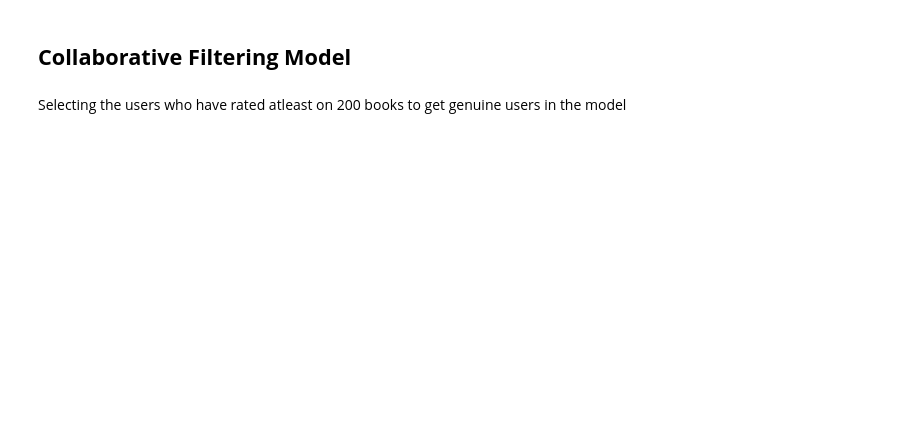
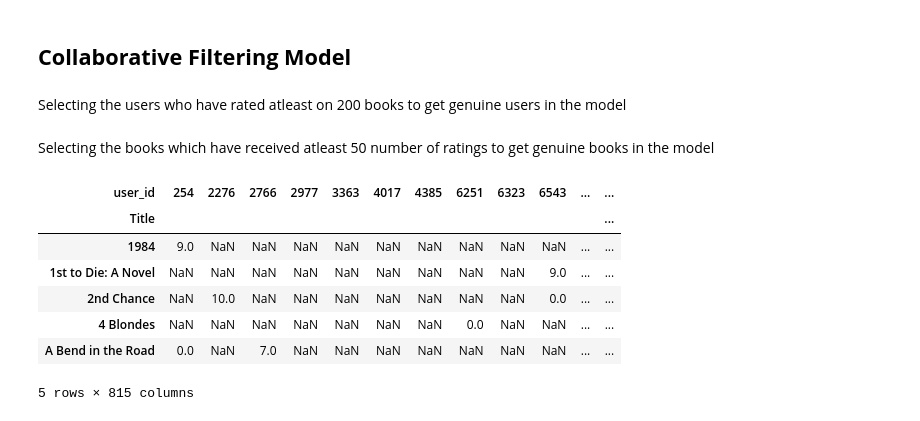
Before and after one commit to rsonar821/Unsupervised-Learning-Capstone-Project, a Jupyter notebook: Book_Recommender_System.ipynb, the cells around one changed output. Drawn from its saved outputs; the diff is of its cells as text; code cells hidden in the pictures; blank space fills up the shorter version.

```diff
--- a/Book_Recommender_System.ipynb
+++ b/Book_Recommender_System.ipynb
@@ -867,3 +867,25 @@ Selecting the users who have rated atleast on 200 books to get genuine users in
 # %%
 users = books_ratings_df.groupby('user_id').count()['Title']>=200
 req_users = users[users].index
+# %%
+filtered_df = books_ratings_df[books_ratings_df['user_id'].isin(req_users)]
+# %% [markdown]
+Selecting the books which have received atleast 50 number of ratings to get genuine books in the model
+# %%
+books = filtered_df.groupby('Title').count()['Rating']>=50
+req_books = books[books].index
+# %%
+final_df = filtered_df[filtered_df['Title'].isin(req_books)]
+# %%
+pivot_table = final_df.pivot_table(index = 'Title', columns = 'user_id', values = 'Rating')
+# %%
+pivot_table.head()
+# %% [output]
+| user_id | 254 | 2276 | 2766 | 2977 | 3363 | 4017 | 4385 | 6251 | 6323 | 6543 | ... | ... |
+| Title |  |  |  |  |  |  |  |  |  |  |  | ... |
+| 1984 | 9.0 | NaN | NaN | NaN | NaN | NaN | NaN | NaN | NaN | NaN | ... | ... |
+| 1st to Die: A Novel | NaN | NaN | NaN | NaN | NaN | NaN | NaN | NaN | NaN | 9.0 | ... | ... |
+| 2nd Chance | NaN | 10.0 | NaN | NaN | NaN | NaN | NaN | NaN | NaN | 0.0 | ... | ... |
+| 4 Blondes | NaN | NaN | NaN | NaN | NaN | NaN | NaN | 0.0 | NaN | NaN | ... | ... |
+| A Bend in the Road | 0.0 | NaN | 7.0 | NaN | NaN | NaN | NaN | NaN | NaN | NaN | ... | ... |
+5 rows × 815 columns
```
Also changed, not shown: parts of 14 cells of this notebook.
